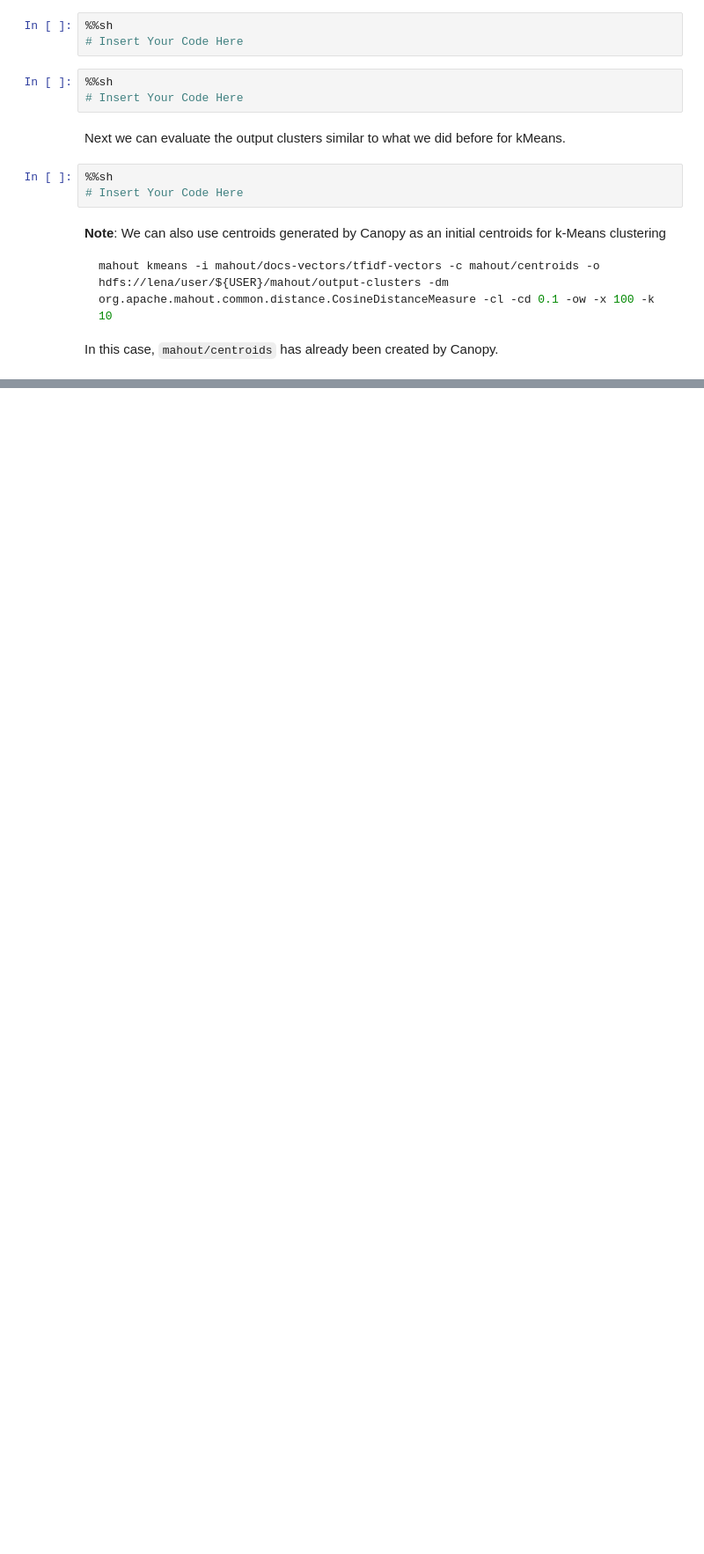
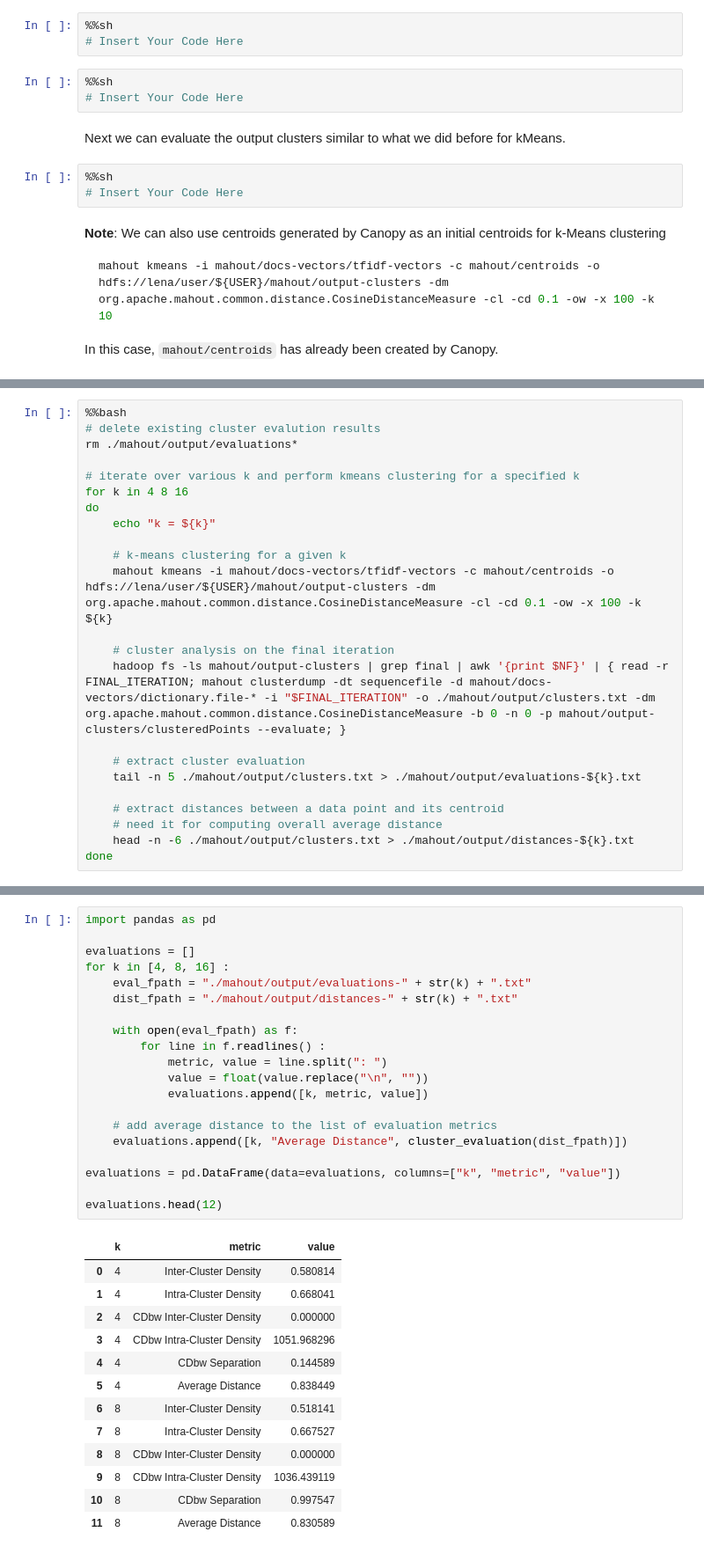
Before and after one commit to sreent/big-data-analysis, a Jupyter notebook: Clustering using Mahout on Lena.ipynb, the cells around one changed output, grey strips where cells are left out. Shown at 88% size. Cells and saved outputs as stored; diff of their text form; blank space fills up the shorter version.

```diff
--- a/Clustering using Mahout on Lena.ipynb
+++ b/Clustering using Mahout on Lena.ipynb
@@ -345,0 +648,23 @@ In this case, <code>mahout/centroids</code> has already been created by Canopy.
+# %%
+%%bash
+# delete existing cluster evalution results
+rm ./mahout/output/evaluations*
+
+# iterate over various k and perform kmeans clustering for a specified k
+for k in 4 8 16
+do
+    echo "k = ${k}"
+
+    # k-means clustering for a given k
+    mahout kmeans -i mahout/docs-vectors/tfidf-vectors -c mahout/centroids -o hdfs://lena/user/${USER}/mahout/output-clusters -dm org.apache.mahout.common.distance.CosineDistanceMeasure -cl -cd 0.1 -ow -x 100 -k ${k}
+
+    # cluster analysis on the final iteration
+    hadoop fs -ls mahout/output-clusters | grep final | awk '{print $NF}' | { read -r FINAL_ITERATION; mahout clusterdump -dt sequencefile -d mahout/docs-vectors/dictionary.file-* -i "$FINAL_ITERATION" -o ./mahout/output/clusters.txt -dm org.apache.mahout.common.distance.CosineDistanceMeasure -b 0 -n 0 -p mahout/output-clusters/clusteredPoints --evaluate; }
+
+    # extract cluster evaluation
+    tail -n 5 ./mahout/output/clusters.txt > ./mahout/output/evaluations-${k}.txt
+
+    # extract distances between a data point and its centroid
+    # need it for computing overall average distance
+    head -n -6 ./mahout/output/clusters.txt > ./mahout/output/distances-${k}.txt
+done
@@ -345,0 +719,34 @@ In this case, <code>mahout/centroids</code> has already been created by Canopy.
+# %%
+import pandas as pd
+
+evaluations = []
+for k in [4, 8, 16] :
+    eval_fpath = "./mahout/output/evaluations-" + str(k) + ".txt"
+    dist_fpath = "./mahout/output/distances-" + str(k) + ".txt"
+
+    with open(eval_fpath) as f:
+        for line in f.readlines() :
+            metric, value = line.split(": ")
+            value = float(value.replace("\n", ""))
+            evaluations.append([k, metric, value])
+
+    # add average distance to the list of evaluation metrics
+    evaluations.append([k, "Average Distance", cluster_evaluation(dist_fpath)])
+
+evaluations = pd.DataFrame(data=evaluations, columns=["k", "metric", "value"])
+
+evaluations.head(12)
+# %% [output]
+|  | k | metric | value |
+| 0 | 4 | Inter-Cluster Density | 0.580814 |
+| 1 | 4 | Intra-Cluster Density | 0.668041 |
+| 2 | 4 | CDbw Inter-Cluster Density | 0.000000 |
+| 3 | 4 | CDbw Intra-Cluster Density | 1051.968296 |
+| 4 | 4 | CDbw Separation | 0.144589 |
+| 5 | 4 | Average Distance | 0.838449 |
+| 6 | 8 | Inter-Cluster Density | 0.518141 |
+| 7 | 8 | Intra-Cluster Density | 0.667527 |
+| 8 | 8 | CDbw Inter-Cluster Density | 0.000000 |
+| 9 | 8 | CDbw Intra-Cluster Density | 1036.439119 |
+| 10 | 8 | CDbw Separation | 0.997547 |
+| 11 | 8 | Average Distance | 0.830589 |
```
Also changed, not shown: parts of 44 cells of this notebook.
